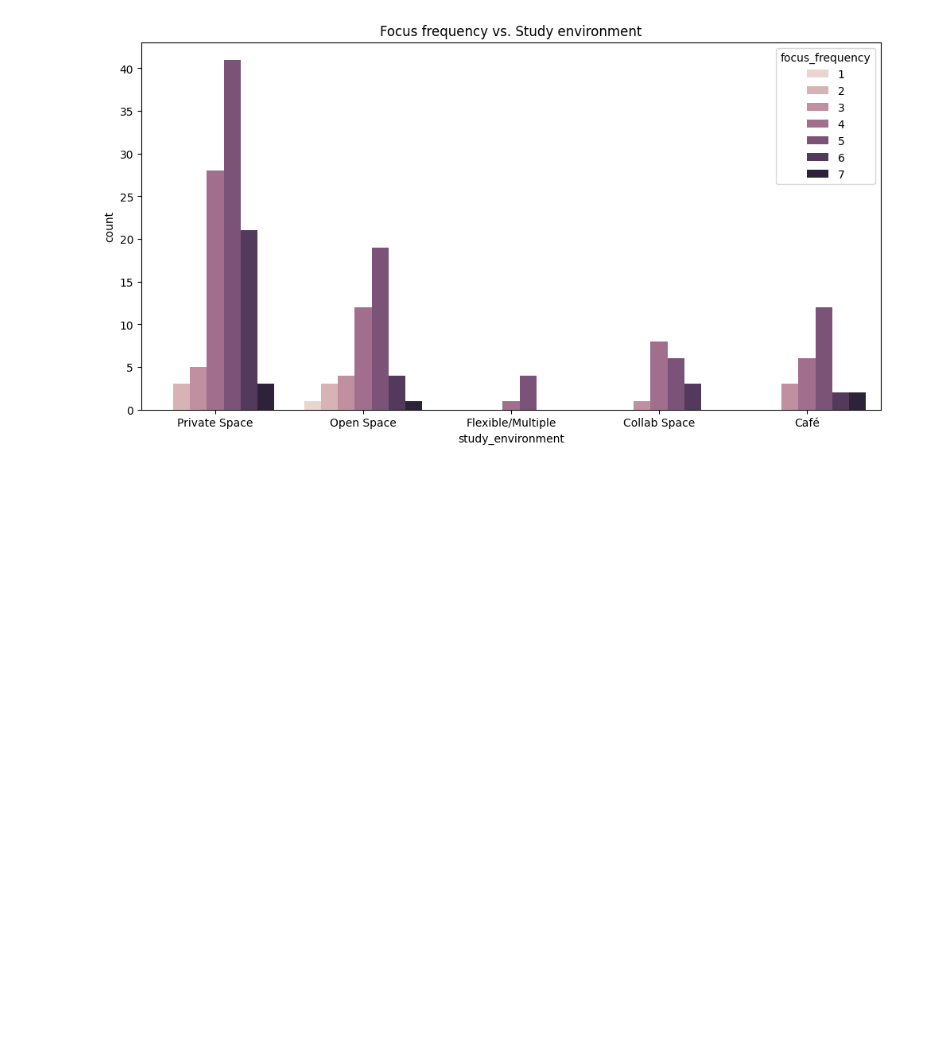
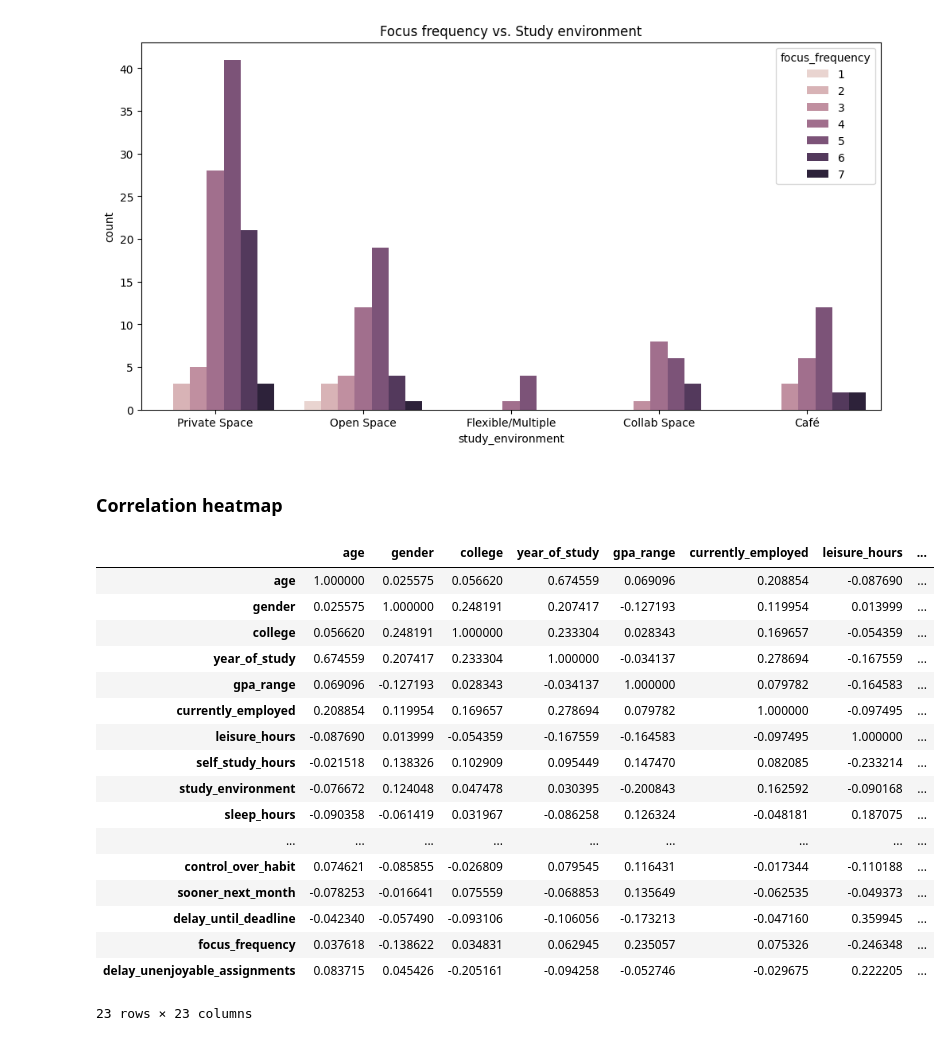
Before and after one commit to longlinh123456/final_project, a Jupyter notebook: source/visualize.ipynb, the cells around one changed output. Drawn from its saved outputs; the diff is of its cells as text; code cells hidden in the pictures; blank space fills up the shorter version.

```diff
--- a/source/visualize.ipynb
+++ b/source/visualize.ipynb
@@ -84,3 +92,5 @@ plt.title('Focus frequency vs. Study environment')
 plt.show()
 # %% [output]
 [figure]
+# %% [markdown]
+### **Correlation heatmap**
@@ -86,0 +163,21 @@ plt.show()
+# %%
+cleaned_df.corr()
+# %% [output]
+|  | age | gender | college | year_of_study | gpa_range | currently_employed | leisure_hours | ... |
+| age | 1.000000 | 0.025575 | 0.056620 | 0.674559 | 0.069096 | 0.208854 | -0.087690 | ... |
+| gender | 0.025575 | 1.000000 | 0.248191 | 0.207417 | -0.127193 | 0.119954 | 0.013999 | ... |
+| college | 0.056620 | 0.248191 | 1.000000 | 0.233304 | 0.028343 | 0.169657 | -0.054359 | ... |
+| year_of_study | 0.674559 | 0.207417 | 0.233304 | 1.000000 | -0.034137 | 0.278694 | -0.167559 | ... |
+| gpa_range | 0.069096 | -0.127193 | 0.028343 | -0.034137 | 1.000000 | 0.079782 | -0.164583 | ... |
+| currently_employed | 0.208854 | 0.119954 | 0.169657 | 0.278694 | 0.079782 | 1.000000 | -0.097495 | ... |
+| leisure_hours | -0.087690 | 0.013999 | -0.054359 | -0.167559 | -0.164583 | -0.097495 | 1.000000 | ... |
+| self_study_hours | -0.021518 | 0.138326 | 0.102909 | 0.095449 | 0.147470 | 0.082085 | -0.233214 | ... |
+| study_environment | -0.076672 | 0.124048 | 0.047478 | 0.030395 | -0.200843 | 0.162592 | -0.090168 | ... |
+| sleep_hours | -0.090358 | -0.061419 | 0.031967 | -0.086258 | 0.126324 | -0.048181 | 0.187075 | ... |
+| ... | ... | ... | ... | ... | ... | ... | ... | ... |
+| control_over_habit | 0.074621 | -0.085855 | -0.026809 | 0.079545 | 0.116431 | -0.017344 | -0.110188 | ... |
+| sooner_next_month | -0.078253 | -0.016641 | 0.075559 | -0.068853 | 0.135649 | -0.062535 | -0.049373 | ... |
+| delay_until_deadline | -0.042340 | -0.057490 | -0.093106 | -0.106056 | -0.173213 | -0.047160 | 0.359945 | ... |
+| focus_frequency | 0.037618 | -0.138622 | 0.034831 | 0.062945 | 0.235057 | 0.075326 | -0.246348 | ... |
+| delay_unenjoyable_assignments | 0.083715 | 0.045426 | -0.205161 | -0.094258 | -0.052746 | -0.029675 | 0.222205 | ... |
+23 rows × 23 columns
```
Also changed, not shown: parts of 9 cells of this notebook.
